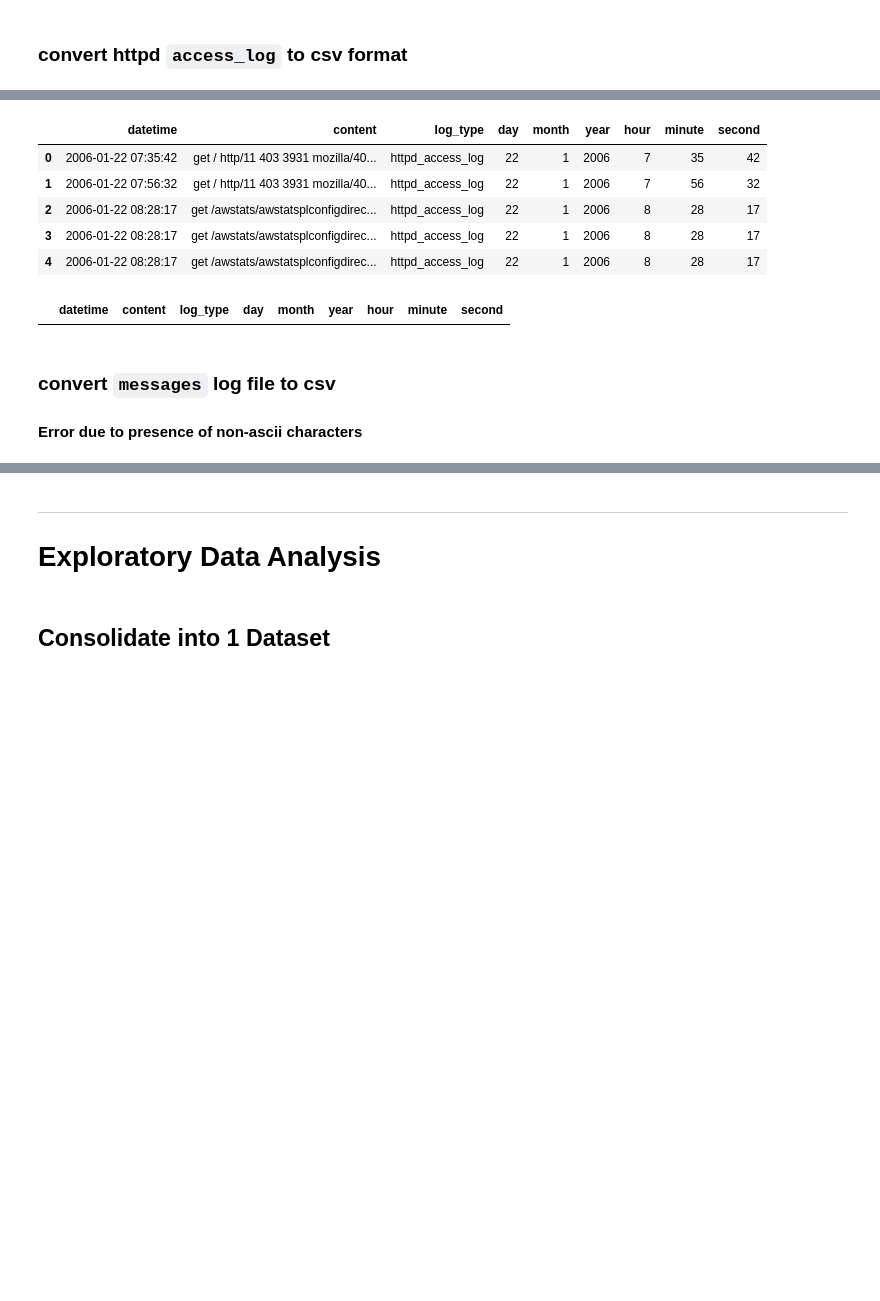
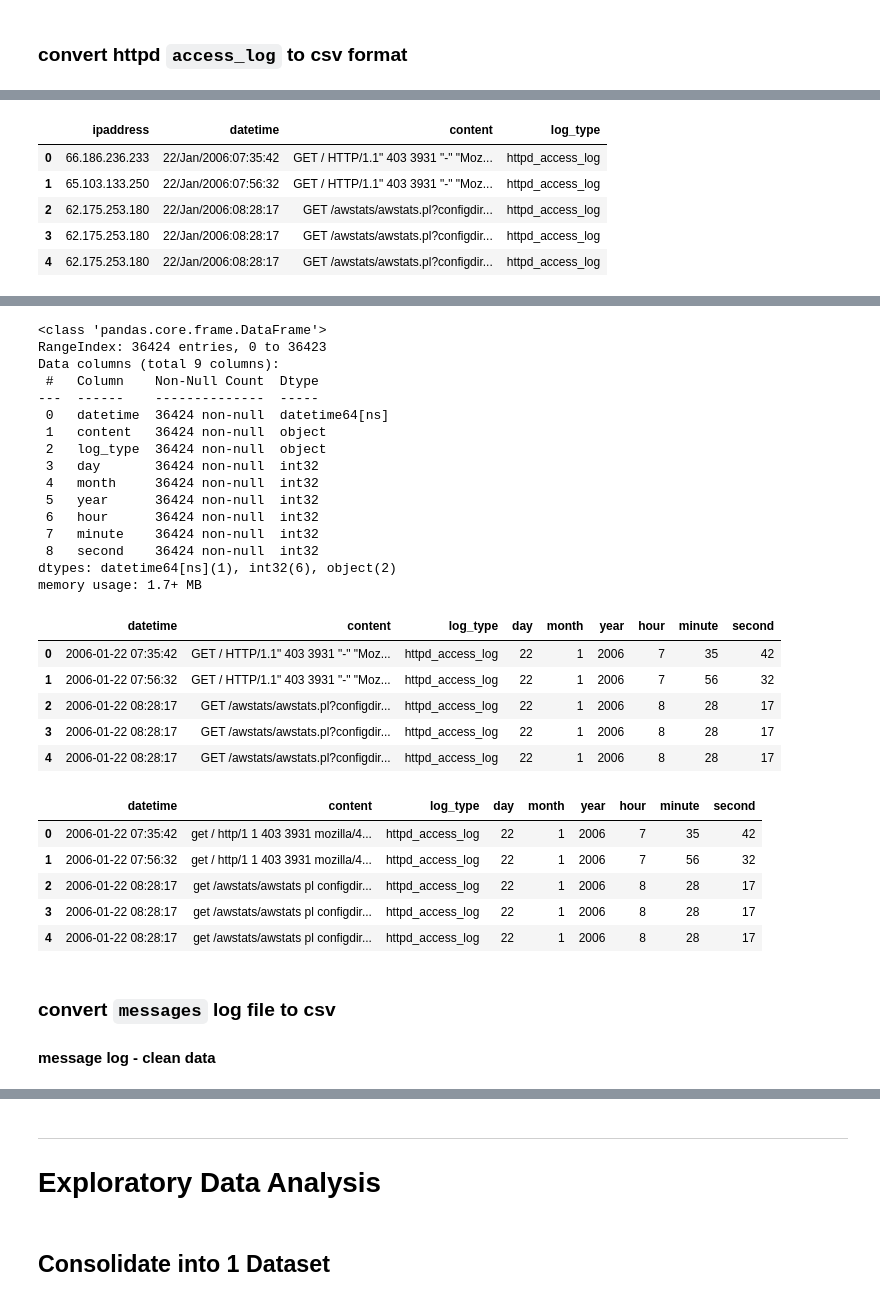
Before and after one commit to fc510/sctp-caps-log-classifier, a Jupyter notebook: sctp_ml_log_data_RandomForestClassifier.ipynb, the cells around one changed output, grey strips where cells are left out. Cells and saved outputs as stored; diff of their text form; code cells hidden in the pictures; blank space fills up the shorter version.

```diff
--- a/sctp_ml_log_data_RandomForestClassifier.ipynb
+++ b/sctp_ml_log_data_RandomForestClassifier.ipynb
@@ -18,7 +19,7 @@ True
 # %%
 import tensorflow as tf
 
-def colab_gpu_check():
+def gpu_check():
     # check
     !nvidia-smi
     print(f"tensorflow version: {tf.__version__}")
@@ -27,8 +28,8 @@ def colab_gpu_check():
     print(gpus)
     print(cpus)
 
-def colab_gpu_set(p_enable: bool=False):
-    colab_gpu_check()
+def gpu_set(p_enable: bool=False):
+    gpu_check()
     gpus = tf.config.list_physical_devices('GPU')
     cpus = tf.config.list_physical_devices('CPU')
     try:
@@ -53,4 +54,9 @@ def mount_gg_drive():
 
 def git_clone(p_url: str=None):
     !git clone https://github.com/NMustikha/SCTP-Capstone-4-Fraud-Detection
+
+def find_files(p_dir: str = '/kaggle'):
+    for dirname, _, filenames in os.walk(p_dir):
+        for filename in filenames:
+            print(os.path.join(dirname, filename))
 # %%
@@ -273,6 +337,7 @@ def clean_str(p_str: str=None):
 
 def clean_logs(p_entry: pandas.Series=None):
     p_entry = pandas.Series(p_entry).apply(clean_str)
+    return p_entry
     # print(f"p_entry ... {type(p_entry)}")
     # print(f"{p_entry}")
     # return p_entry
@@ -362,14 +425,14 @@ tgt_file = HTTP_ACCESS_LOG_FILE+'.csv'
 # %%
+tgt_file = HTTP_ACCESS_LOG_FILE+'.csv'
+
 df = pd.read_csv(tgt_file)
-df.head()
+display(df.head())
+display(df['content'].head())
 # print(f"[{df[:2]['datetime'].str.lower()}]")
 # df['date'] = df['datetime'].str[:11]
 # df['time'] = df['datetime'].str[12:]
 df['datetime'] = df['datetime'].str.replace(":"," ", 1)
-df.head()
-
 df['datetime'] = pd.to_datetime(df['datetime'],dayfirst=True)
-
 df['day'] = df['datetime'].dt.day
 df['month'] = df['datetime'].dt.month
 df['year'] = df['datetime'].dt.year
@@ -377,16 +440,24 @@ df['year'] = df['datetime'].dt.year
 df['hour'] = df['datetime'].dt.hour
 df['minute'] = df['datetime'].dt.minute
 df['second'] = df['datetime'].dt.second
+df.drop('ipaddress', inplace=True, axis=1)
 
 df.info()
-
-df['content'] = clean_log_entry(df['content'])
-df.drop('ipaddress', inplace=True, axis=1)
 display(df.head())
 
-df = df[df['content'].notnull()]
-display(df[df['content'].isnull()])
+df['content'] = clean_logs(df['content'])
+# display(df['content'].head())
+display(df.head())
+
+# df = df[df['content'].notnull()]
+# display(df[df['content'].isnull()])
 
 tgt_file = HTTP_ACCESS_LOG_FILE+'_final.csv'
 df.to_csv(tgt_file,index=False)
 # %% [output]
+|  | ipaddress | datetime | content | log_type |
+| 0 | 66.186.236.233 | 22/Jan/2006:07:35:42 | GET / HTTP/1.1" 403 3931 "-" "Moz... | httpd_access_log |
+| 1 | 65.103.133.250 | 22/Jan/2006:07:56:32 | GET / HTTP/1.1" 403 3931 "-" "Moz... | httpd_access_log |
+| 2 | 62.175.253.180 | 22/Jan/2006:08:28:17 | GET /awstats/awstats.pl?configdir... | httpd_access_log |
+| 3 | 62.175.253.180 | 22/Jan/2006:08:28:17 | GET /awstats/awstats.pl?configdir... | httpd_access_log |
+| 4 | 62.175.253.180 | 22/Jan/2006:08:28:17 | GET /awstats/awstats.pl?configdir... | httpd_access_log |
@@ -410,11 +470,32 @@ memory usage: 1.9+ MB
-|  | datetime | content | log_type | day | month | year | hour | minute | second |
-| 0 | 2006-01-22 07:35:42 | get / http/11 403 3931 mozilla/40... | httpd_access_log | 22 | 1 | 2006 | 7 | 35 | 42 |
-| 1 | 2006-01-22 07:56:32 | get / http/11 403 3931 mozilla/40... | httpd_access_log | 22 | 1 | 2006 | 7 | 56 | 32 |
-| 2 | 2006-01-22 08:28:17 | get /awstats/awstatsplconfigdirec... | httpd_access_log | 22 | 1 | 2006 | 8 | 28 | 17 |
-| 3 | 2006-01-22 08:28:17 | get /awstats/awstatsplconfigdirec... | httpd_access_log | 22 | 1 | 2006 | 8 | 28 | 17 |
-| 4 | 2006-01-22 08:28:17 | get /awstats/awstatsplconfigdirec... | httpd_access_log | 22 | 1 | 2006 | 8 | 28 | 17 |
+<class 'pandas.core.frame.DataFrame'>
+RangeIndex: 36424 entries, 0 to 36423
+Data columns (total 9 columns):
+ #   Column    Non-Null Count  Dtype
+---  ------    --------------  -----
+ 0   datetime  36424 non-null  datetime64[ns]
+ 1   content   36424 non-null  object
+ 2   log_type  36424 non-null  object
+ 3   day       36424 non-null  int32
+ 4   month     36424 non-null  int32
+ 5   year      36424 non-null  int32
+ 6   hour      36424 non-null  int32
+ 7   minute    36424 non-null  int32
+ 8   second    36424 non-null  int32
+dtypes: datetime64[ns](1), int32(6), object(2)
+memory usage: 1.7+ MB
 |  | datetime | content | log_type | day | month | year | hour | minute | second |
+| 0 | 2006-01-22 07:35:42 | GET / HTTP/1.1" 403 3931 "-" "Moz... | httpd_access_log | 22 | 1 | 2006 | 7 | 35 | 42 |
+| 1 | 2006-01-22 07:56:32 | GET / HTTP/1.1" 403 3931 "-" "Moz... | httpd_access_log | 22 | 1 | 2006 | 7 | 56 | 32 |
+| 2 | 2006-01-22 08:28:17 | GET /awstats/awstats.pl?configdir... | httpd_access_log | 22 | 1 | 2006 | 8 | 28 | 17 |
+| 3 | 2006-01-22 08:28:17 | GET /awstats/awstats.pl?configdir... | httpd_access_log | 22 | 1 | 2006 | 8 | 28 | 17 |
+| 4 | 2006-01-22 08:28:17 | GET /awstats/awstats.pl?configdir... | httpd_access_log | 22 | 1 | 2006 | 8 | 28 | 17 |
+|  | datetime | content | log_type | day | month | year | hour | minute | second |
+| 0 | 2006-01-22 07:35:42 | get / http/1 1 403 3931 mozilla/4... | httpd_access_log | 22 | 1 | 2006 | 7 | 35 | 42 |
+| 1 | 2006-01-22 07:56:32 | get / http/1 1 403 3931 mozilla/4... | httpd_access_log | 22 | 1 | 2006 | 7 | 56 | 32 |
+| 2 | 2006-01-22 08:28:17 | get /awstats/awstats pl configdir... | httpd_access_log | 22 | 1 | 2006 | 8 | 28 | 17 |
+| 3 | 2006-01-22 08:28:17 | get /awstats/awstats pl configdir... | httpd_access_log | 22 | 1 | 2006 | 8 | 28 | 17 |
+| 4 | 2006-01-22 08:28:17 | get /awstats/awstats pl configdir... | httpd_access_log | 22 | 1 | 2006 | 8 | 28 | 17 |
 # %% [markdown]
 ### convert `messages` log file to csv
 
-#### Error due to presence of non-ascii characters
+#### message log - clean data
```
Also changed, not shown: parts of 28 cells of this notebook.
